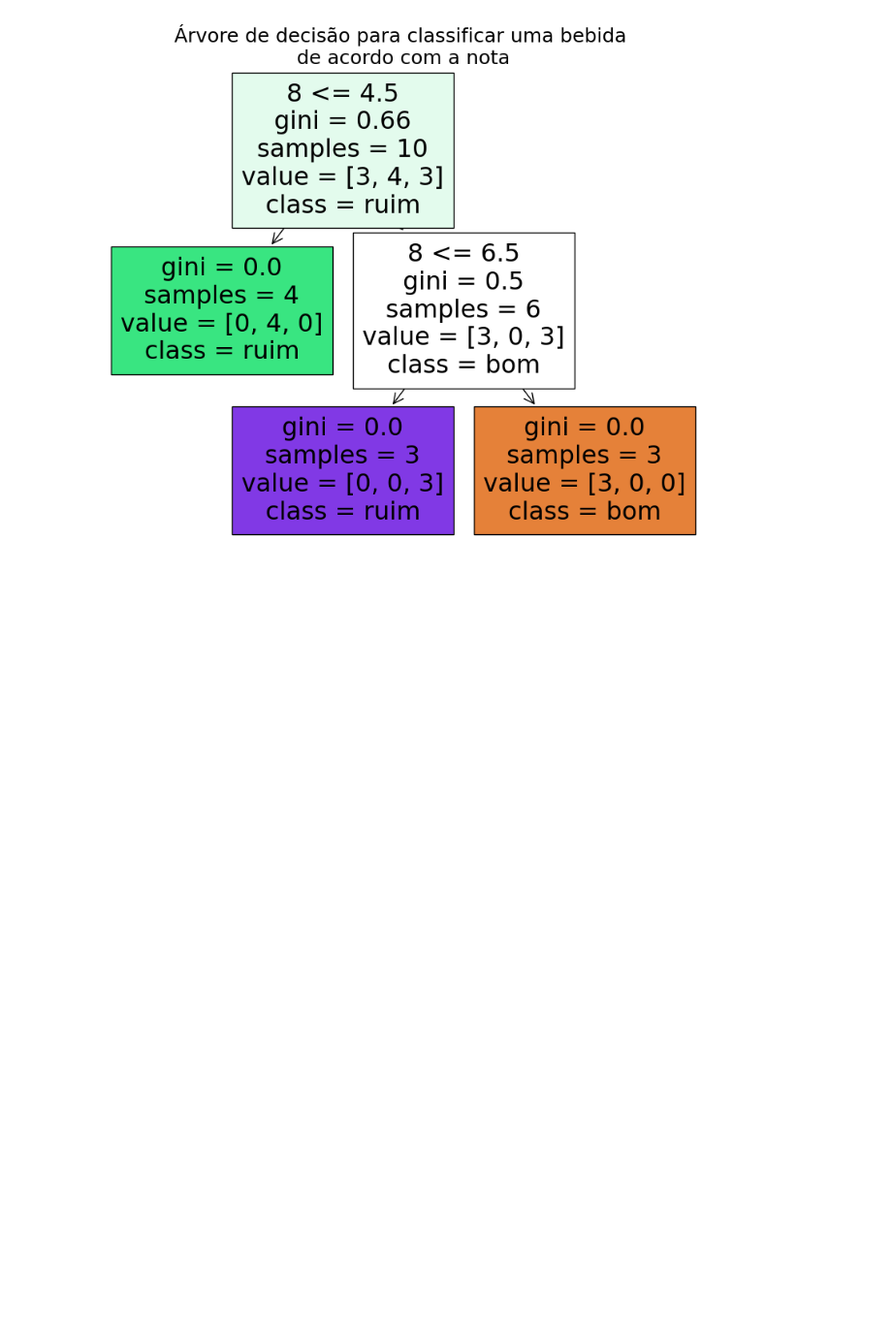
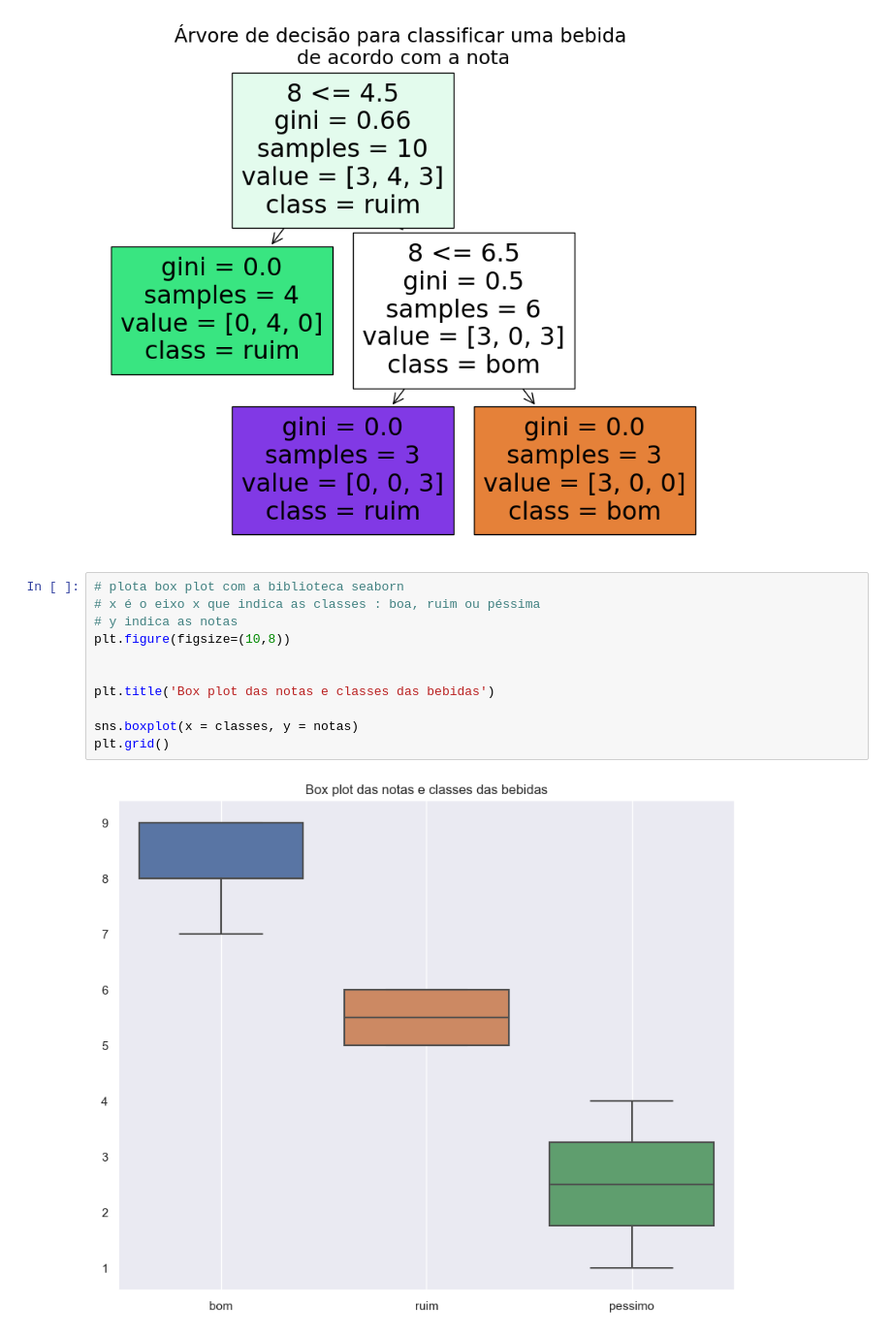
Before and after one commit to danielvieira95/Intelig-ncia-Artificial-e-Big-Data--2-2024, a Jupyter notebook: TurmaB/Aula06/codigoexemplo1.ipynb, the cells around one changed output. Shown at 97% size. Drawn from its saved outputs; the diff is of its cells as text; blank space fills up the shorter version.

```diff
--- a/TurmaB/Aula06/codigoexemplo1.ipynb
+++ b/TurmaB/Aula06/codigoexemplo1.ipynb
@@ -57,3 +61,16 @@ plt.title('Árvore de decisão para classificar uma bebida \n'
 plt.show()
 # %% [output]
 [figure]
+# %%
+# plota box plot com a biblioteca seaborn
+# x é o eixo x que indica as classes : boa, ruim ou péssima
+# y indica as notas
+plt.figure(figsize=(10,8))
+
+
+plt.title('Box plot das notas e classes das bebidas')
+
+sns.boxplot(x = classes, y = notas)
+plt.grid()
+# %% [output]
+[figure, added]
```
Also changed, not shown: parts of 3 cells of this notebook.
